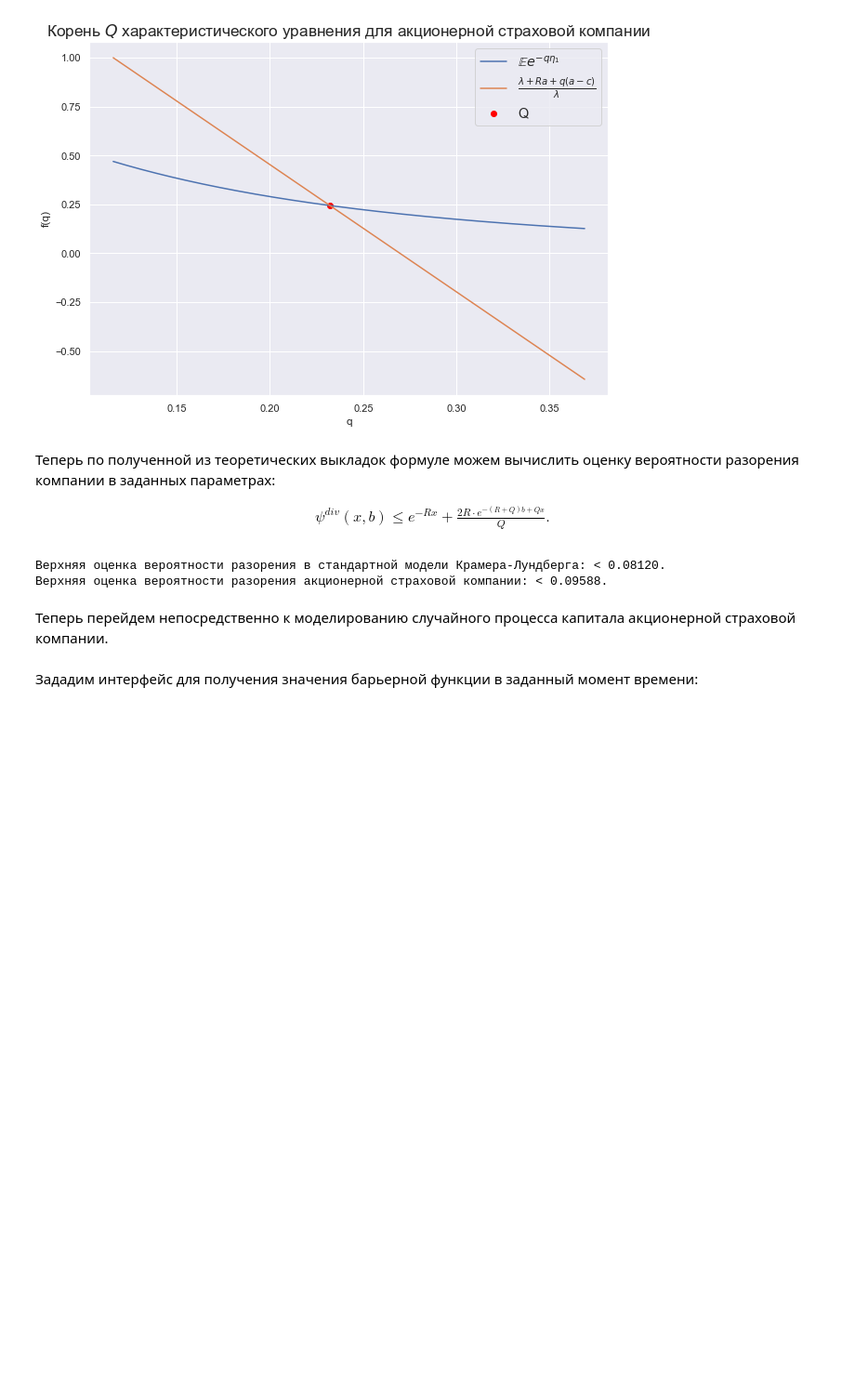
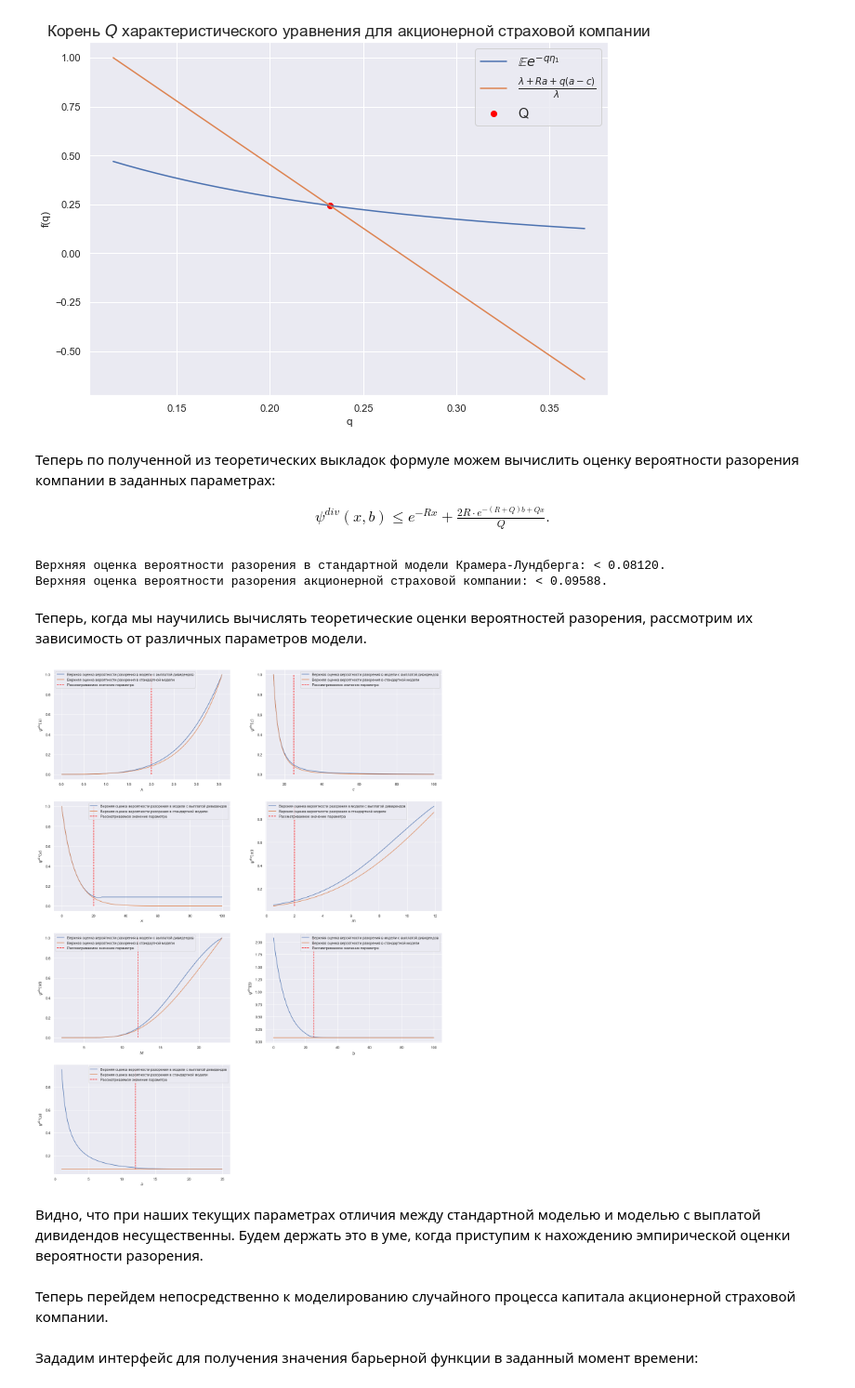
Before and after one commit to regu1yar/kl-stock-model, a Jupyter notebook: kl_stock_model.ipynb, the cells around one changed output. Shown at 93% size. Saved outputs shown, nothing was run; the diff lists cells and outputs as text; code cells hidden in the pictures; blank space fills up the shorter version.

Commit message:
Added probability to parameters relation, changed results section

```diff
--- a/kl_stock_model.ipynb
+++ b/kl_stock_model.ipynb
@@ -151,8 +151,9 @@ def est_ruin_default_prob(R, x):
     return np.e ** (-R * x)
 
 def est_ruin_div_prob(R, Q, x, b):
+    x_init = min(x, b)
     K = 2 * R / Q
-    return est_ruin_default_prob(R, x) + K * np.e ** (-(R + Q) * b + Q * x)
+    return est_ruin_default_prob(R, x_init) + K * np.e ** (-(R + Q) * b + Q * x_init)
 
 def calc_est_ruin_prob(R, Q, x, b):
     return est_ruin_default_prob(R, x), est_ruin_div_prob(R, Q, x, b)
@@ -178,3 +179,5 @@ print('Верхняя оценка вероятности разорения а
 # %% [output]
 Верхняя оценка вероятности разорения в стандартной модели Крамера-Лундберга: < 0.08120.
 Верхняя оценка вероятности разорения акционерной страховой компании: < 0.09588.
+# %% [markdown]
+Теперь, когда мы научились вычислять теоретические оценки вероятностей разорения, рассмотрим их зависимость от различных параметров модели.
@@ -181,3 +219,55 @@ print('Верхняя оценка вероятности разорения а
+# %%
+def plot_prob_to_param_relation(param_name, param_range, default_param_value, stock_relation_history, default_relation_history):
+    plt.plot(param_range, stock_relation_history, label='Верхняя оценка вероятности разорения в модели с выплатой дивидендов')
+    plt.plot(param_range, default_relation_history, label='Верхняя оценка вероятности разорения в стандартной модели')
+    plt.vlines(default_param_value, np.min(default_relation_history), np.max(stock_relation_history), label='Рассматриваемое значение параметра', linestyles='dashed', color='red')
+    plt.xlabel(param_name)
+    plt.ylabel(r'$\psi^{div}($' + param_name + r'$)$')
+    plt.legend()
+# %%
+rows = 4
+columns = 2
+plt.figure(figsize=(21,28))
+
+i = 1
+for param_name, param_range in param_ranges.items():
+    cur_params = default_params.copy()
+    stock_relation_history = []
+    default_relation_history = []
+    plot_param_range = []
+    for param_value in param_range:
+        cur_params[param_name] = param_value
+        satisfied = True
+        for cond in conds:
+            if not cond(cur_params):
+                satisfied = False
+                break
+
+        if not satisfied:
+            continue
+
+        plot_param_range.append(param_value)
+        ruin_default_prob, ruin_stock_prob = calc_estimation(
+            cur_params['x_start'],
+            cur_params['pois_lambda'],
+            cur_params['c_income'],
+            cur_params['min_case'],
+            cur_params['max_case'],
+            cur_params['b_div_start'],
+            cur_params['a_div_coef']
+        )
+        stock_relation_history.append(ruin_stock_prob)
+        default_relation_history.append(ruin_default_prob)
+
+    plt.subplot(rows, columns, i)
+    plot_prob_to_param_relation(params_pretty[param_name], plot_param_range, default_params[param_name], stock_relation_history, default_relation_history)
+    i += 1
+
+plt.show()
+# %% [output]
+[figure, added]
+# %% [markdown]
+Видно, что при наших текущих параметрах отличия между стандартной моделью и моделью с выплатой дивидендов несущественны. Будем держать это в уме, когда приступим к нахождению эмпирической оценки вероятности разорения.
 # %% [markdown]
 Теперь перейдем непосредственно к моделированию случайного процесса капитала акционерной страховой компании.
 # %% [markdown]
```
Also changed, not shown: parts of 1 cell of this notebook, 4 other files.
